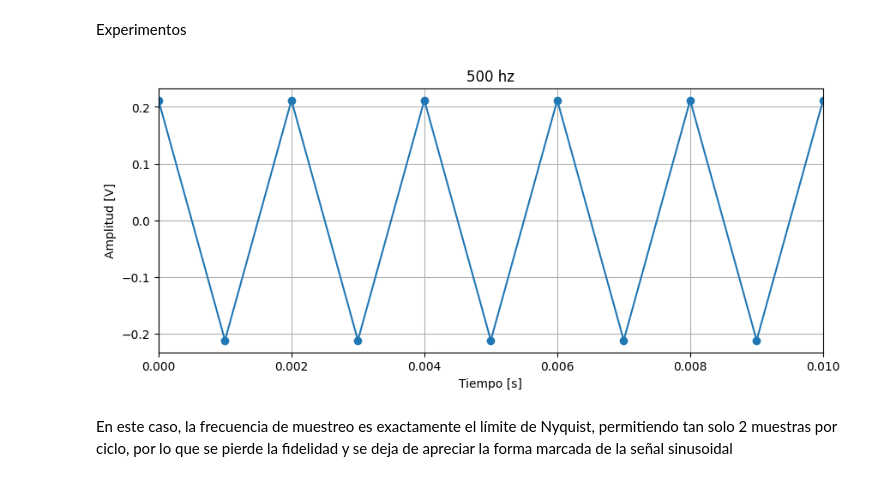
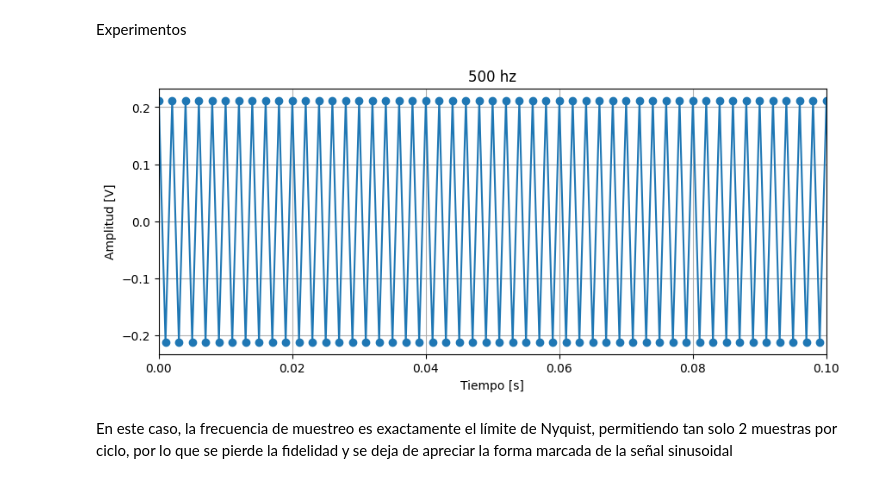
Before and after one commit to tomasrey25-glitch/APS_Rey_Tomas, a Jupyter notebook: TS0_Rey_Tomas.ipynb, the cells around one changed output. Saved outputs shown, nothing was run; the diff lists cells and outputs as text; code cells hidden in the pictures.

```diff
--- a/TS0_Rey_Tomas.ipynb
+++ b/TS0_Rey_Tomas.ipynb
@@ -48,15 +52,15 @@ ff2=500
 tt2,xx2=mi_funcion_sen(vmax,dc,ff2,ph,N,fs)
 # %%
 plt.figure (figsize=(10,4))
-plt.xlim(0,0.01)
+plt.xlim(0,0.1)
 plt.plot(tt2,xx2,marker='o')
 plt.ylabel('Amplitud [V]')
 plt.xlabel('Tiempo [s]')
 plt.title('500 hz')
 plt.grid(True)
 plt.show()
 # %% [output]
-[figure, old version]
+[figure, new version]
 # %% [markdown]
 En este caso, la frecuencia de muestreo es exactamente el límite de Nyquist, permitiendo tan solo 2 muestras por ciclo, por lo que se pierde la fidelidad y se deja de apreciar la forma marcada de la señal sinusoidal
 # %%
```
Also changed, not shown: parts of 5 cells of this notebook.
